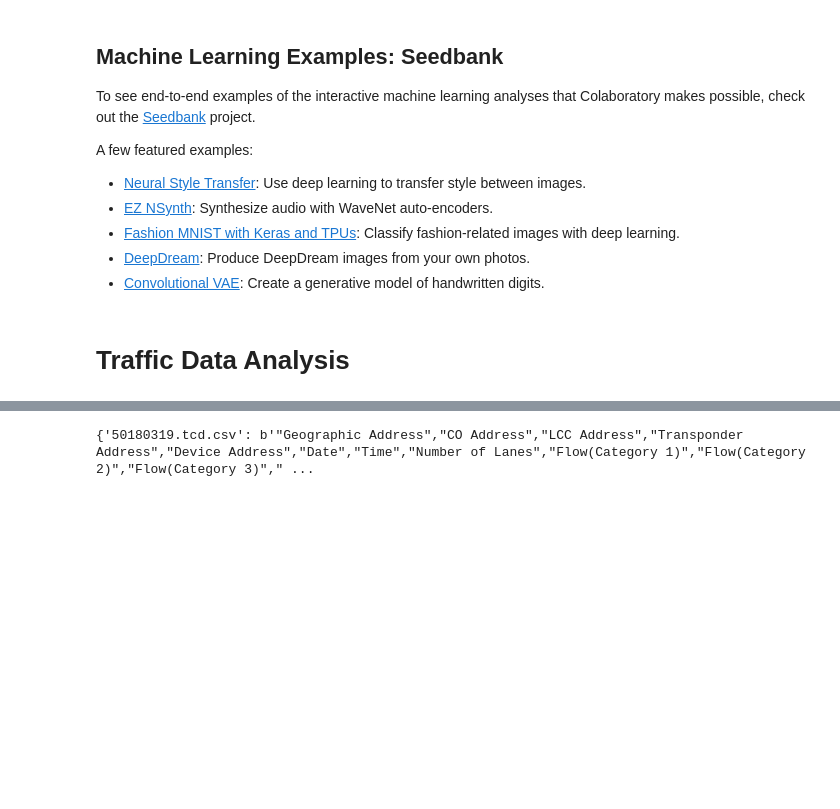
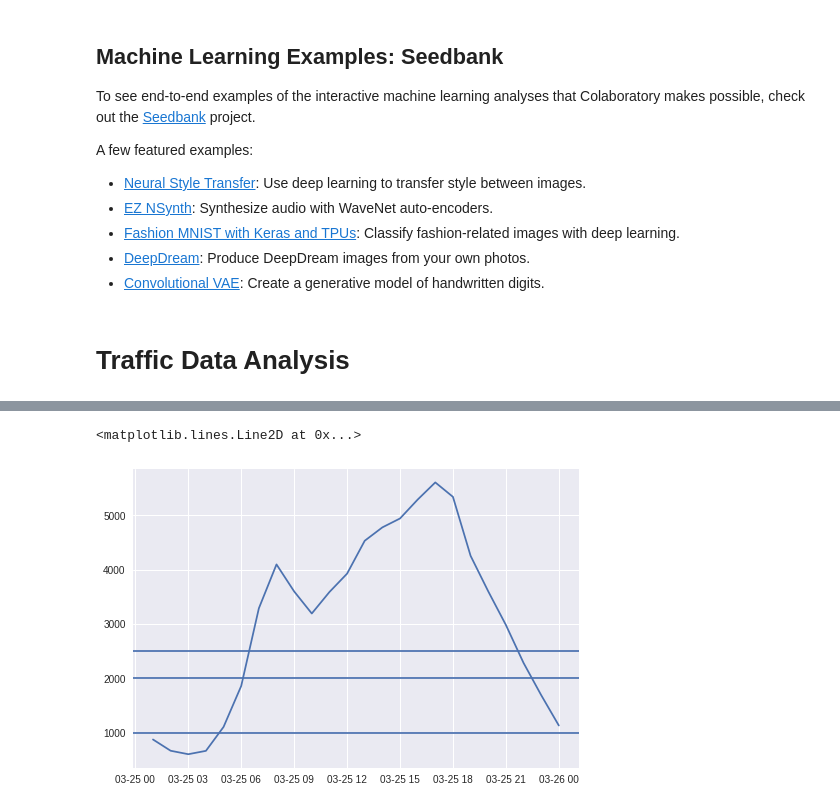
Before and after one commit to 9kitsune/MoRLiCS_TDA, a Jupyter notebook: TDA.ipynb, the cells around one changed output, grey strips where cells are left out. Saved outputs shown, nothing was run; the diff lists cells and outputs as text; code cells hidden in the pictures; blank space fills up the shorter version.

```diff
--- a/TDA.ipynb
+++ b/TDA.ipynb
@@ -97,21 +97,58 @@ User uploaded file "50180319.tcd.csv" with length 1890953 bytes
-# %%
-#load csv into dataframe, Set DateTimeIndex on Date, Time
-import pandas as pd
-import numpy as np
-import io
-
-TCD0319 = pd.read_csv(io.BytesIO(uploaded['50180319.tcd.csv']))
-
-TCD0319 = TCD0319.set_index(pd.DatetimeIndex(TCD0319['Date','Time']))
-
-slog.resample('15S').mean()
-
-#split the dataframe into xyz array only
-xyz = np.split(slog, [3], axis=1)
-
-xyz[0]
-
-#put xyz back into a dataframe
-df_xyz = pd.DataFrame(xyz[0])
-# %% [output]
-{'50180319.tcd.csv': b'"Geographic Address","CO Address","LCC Address","Transponder Address","Device Address","Date","Time","Number of Lanes","Flow(Category 1)","Flow(Category 2)","Flow(Category 3)"," ...
+# %%
+#load csv into dataframe, Set DateTimeIndex on Date, Time
+import pandas as pd
+import numpy as np
+import io
+import datetime
+
+TCD = pd.read_csv(io.BytesIO(uploaded['50220319.tcd.csv']))
+
+# convert 'Time' column from string to datetime
+TCD['Time'] = pd.to_datetime(TCD['Time'])
+
+#TCD0319 = TCD0319.set_index(pd.DatetimeIndex(TCD0319['Time']))
+
+#TCD0319.resample('3T', label='right').sum()
+
+TCDf = TCD[['Geographic Address','Time','Flow(Lane 1)','Flow(Lane 2)','Flow(Lane 3)','Flow(Lane 4)']]
+
+#### either one here, hash out the not applicable one
+#TCDf = TCDf.set_index([pd.DatetimeIndex(TCDf['Time']),'Geographic Address'])
+TCDf = TCDf.set_index([pd.DatetimeIndex(TCDf['Time'])])
+####
+#TCDf.groupby(level=1).sum()
+
+TCDf['FlowT'] = TCDf['Flow(Lane 1)'] + TCDf['Flow(Lane 2)'] + TCDf['Flow(Lane 3)'] + TCDf['Flow(Lane 4)']
+
+TCDf['FlowT'] = TCDf['FlowT'].div(8)
+
+TCDfT = TCDf[['Geographic Address', 'Time', 'FlowT']]
+
+TCDfT = TCDfT.resample('60T', label='right').sum()
+
+#TCDf
+
+####
+#split the dataframe into xyz array only
+#xyz = np.split(slog, [3], axis=1)
+
+#xyz[0]
+
+#put xyz back into a dataframe
+#df_xyz = pd.DataFrame(xyz[0])
+
+####
+import matplotlib.pyplot as plt
+import numpy as np
+
+fig = plt.figure()
+
+fT = TCDfT['FlowT']
+
+plt.plot(fT)
+plt.axhline(y=1000, xmin=0, xmax=1440)
+plt.axhline(y=2000, xmin=0, xmax=1440)
+plt.axhline(y=2500, xmin=0, xmax=1440)
+# %% [output]
+<matplotlib.lines.Line2D at 0x...>
+[figure, added]
```
Also changed, not shown: parts of 1 cell of this notebook.
